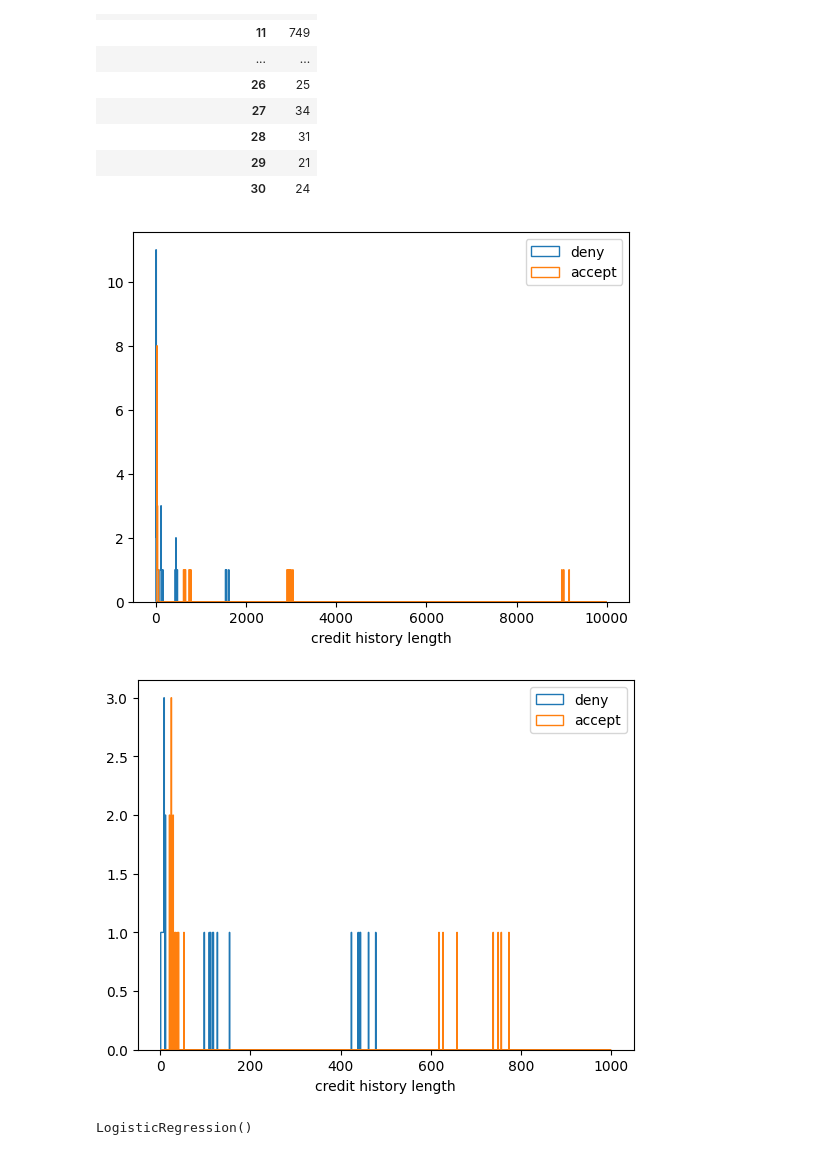
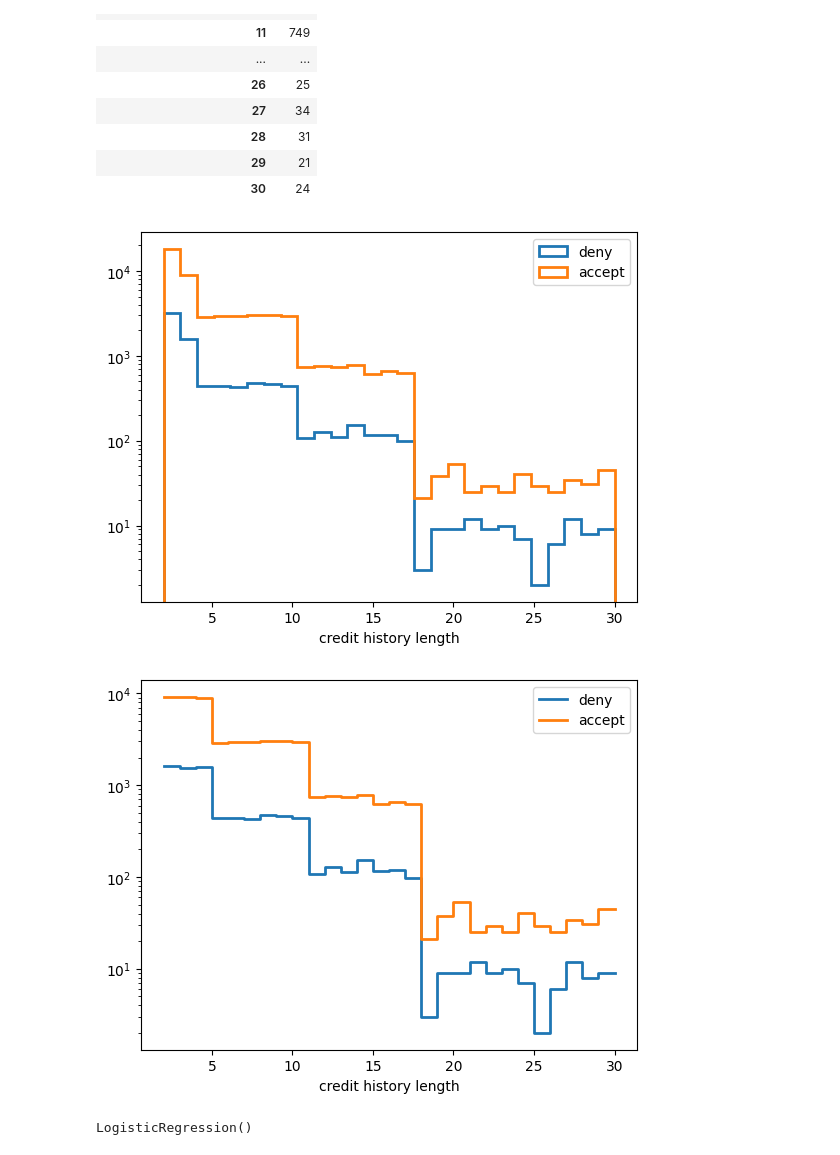
Before and after one commit to edward-b-1/Loan-Approval-Prediction, a Jupyter notebook: predict8.ipynb, the cells around one changed output. Saved outputs shown, nothing was run; the diff lists cells and outputs as text; code cells hidden in the pictures.

Commit message:
fixed credit history length

```diff
--- a/predict8.ipynb
+++ b/predict8.ipynb
@@ -142,83 +161,62 @@ data_train_loan_status_accept[['cb_person_cred_hist_length']]
 # %%
 column = 'cb_person_cred_hist_length'
 
-h_data_deny = (
-    data_train_loan_status_deny[['id', 'cb_person_cred_hist_length']]
-        .groupby('cb_person_cred_hist_length')
-        .count()
-        .rename({'id': 'count'})
-)
-
-h_data_accept = (
-    data_train_loan_status_accept[['id', 'cb_person_cred_hist_length']]
-        .groupby('cb_person_cred_hist_length')
-        .count()
-        .rename({'id': 'count'})
-)
+data_deny = data_train_loan_status_deny[['id', 'cb_person_cred_hist_length']]
+data_accept = data_train_loan_status_accept[['id', 'cb_person_cred_hist_length']]
 
 _ = plt.hist(
-    h_data_deny,
-    bins=numpy.linspace(0, 10000, 1000), #logspace(data_train_loan_status_deny[column]),
+    data_deny[column],
+    bins=linspace(data_deny[column]), #logspace(data_train_loan_status_deny[column]),
     histtype='step',
     #density=True,
     label='deny',
+    linewidth=2,
 )
 _ = plt.hist(
-    h_data_accept,
-    bins=numpy.linspace(0, 10000, 1000), #logspace(data_train_loan_status_accept[column]),
+    data_accept[column],
+    bins=linspace(data_accept[column]), #logspace(data_train_loan_status_accept[column]),
     histtype='step',
     #density=True,
     label='accept',
+    linewidth=2,
 )
 plt.xlabel('credit history length')
 #plt.xscale('log')
 plt.legend()
-None
-#plt.yscale('log')
+plt.yscale('log')
 
 plt.savefig('credit_history_length.png')
 # %% [output]
-[figure, old version]
+[figure, new version]
 # %%
 column = 'cb_person_cred_hist_length'
 
-h_data_deny = (
-    data_train_loan_status_deny[['id', 'cb_person_cred_hist_length']]
-        .groupby('cb_person_cred_hist_length')
-        .count()
-        .rename({'id': 'count'})
+data_deny = data_train_loan_status_deny[['id', 'cb_person_cred_hist_length']]
+data_accept = data_train_loan_status_accept[['id', 'cb_person_cred_hist_length']]
+
+h_data_deny = numpy.histogram(data_deny[column], bins=numpy.ptp(data_deny[column]))
+h_data_accept = numpy.histogram(data_accept[column], bins=numpy.ptp(data_accept[column]))
+
+_ = plt.step(
+    h_data_deny[1],
+    numpy.concatenate([[h_data_deny[0][0]], h_data_deny[0]]),
+    label='deny',
+    linewidth=2,
 )
-
-h_data_accept = (
-    data_train_loan_status_accept[['id', 'cb_person_cred_hist_length']]
-        .groupby('cb_person_cred_hist_length')
-        .count()
-        .rename({'id': 'count'})
-)
-
-_ = plt.hist(
-    h_data_deny,
-    bins=numpy.linspace(0, 1000, 1000), #logspace(data_train_loan_status_deny[column]),
-    histtype='step',
-    #density=True,
-    label='deny',
-)
-_ = plt.hist(
-    h_data_accept,
-    bins=numpy.linspace(0, 1000, 1000), #logspace(data_train_loan_status_accept[column]),
-    histtype='step',
-    #density=True,
+_ = plt.step(
+    h_data_accept[1],
+    numpy.concatenate([[h_data_accept[0][0]], h_data_accept[0]]),
     label='accept',
+    linewidth=2,
 )
 plt.xlabel('credit history length')
 #plt.xscale('log')
 plt.legend()
-None
-#plt.yscale('log')
+plt.yscale('log')
 
 plt.savefig('credit_history_length_1000.png')
 # %% [output]
-[figure, old version]
+[figure, new version]
 # %%
 x = data_train['cb_person_cred_hist_length'].to_numpy()
 x = x.reshape(-1, 1)
```
Also changed, not shown: parts of 3 cells of this notebook.
